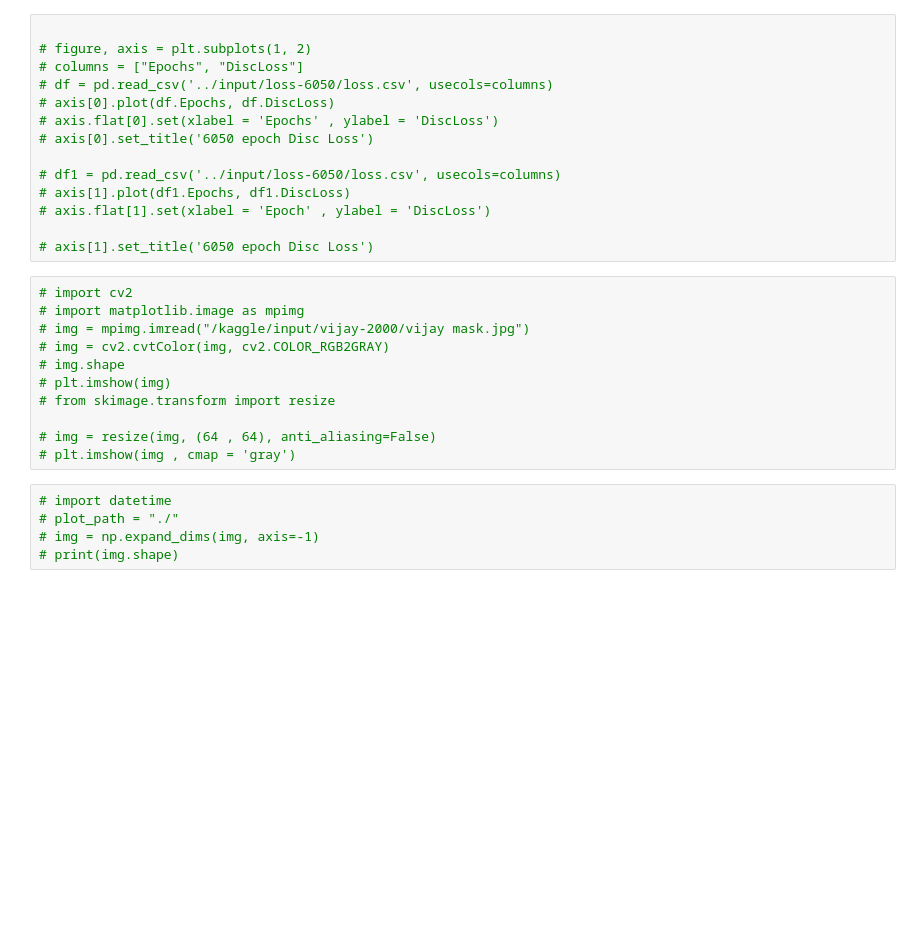
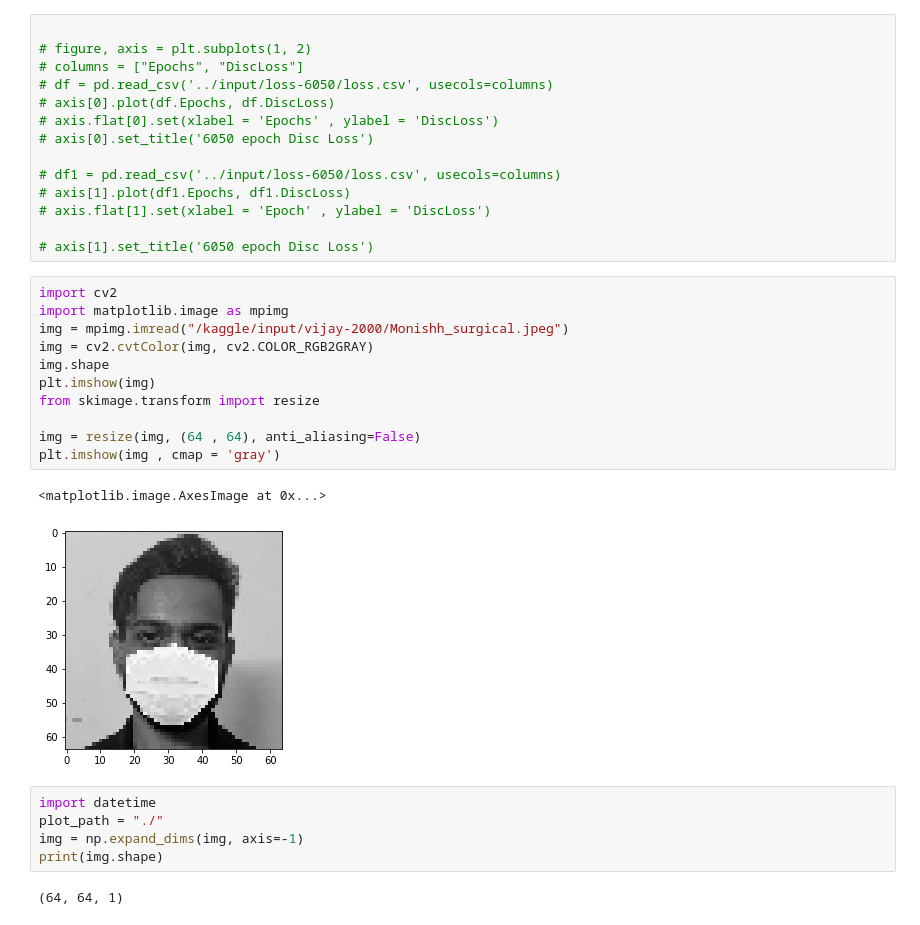
Before and after one commit to vijayakashtharu/Final-year-project, a Jupyter notebook: face-completion-and-super-resolution-of-occluded_with_celebA-i.ipynb, the cells around one changed output. Saved outputs shown, nothing was run; the diff lists cells and outputs as text; blank space fills up the shorter version.

```diff
--- a/face-completion-and-super-resolution-of-occluded_with_celebA-i.ipynb
+++ b/face-completion-and-super-resolution-of-occluded_with_celebA-i.ipynb
@@ -572,19 +612,24 @@ with open(filename, 'w', newline='') as csvfile:
 
 # axis[1].set_title('6050 epoch Disc Loss')
 # %%
-# import cv2
-# import matplotlib.image as mpimg
-# img = mpimg.imread("/kaggle/input/vijay-2000/vijay mask.jpg")
-# img = cv2.cvtColor(img, cv2.COLOR_RGB2GRAY)
-# img.shape
-# plt.imshow(img)
-# from skimage.transform import resize
+import cv2
+import matplotlib.image as mpimg
+img = mpimg.imread("/kaggle/input/vijay-2000/Monishh_surgical.jpeg")
+img = cv2.cvtColor(img, cv2.COLOR_RGB2GRAY)
+img.shape
+plt.imshow(img)
+from skimage.transform import resize
 
-# img = resize(img, (64 , 64), anti_aliasing=False)
-# plt.imshow(img , cmap = 'gray')
+img = resize(img, (64 , 64), anti_aliasing=False)
+plt.imshow(img , cmap = 'gray')
+# %% [output]
+<matplotlib.image.AxesImage at 0x...>
+[figure, added]
 # %%
-# import datetime
-# plot_path = "./"
-# img = np.expand_dims(img, axis=-1)
-# print(img.shape)
+import datetime
+plot_path = "./"
+img = np.expand_dims(img, axis=-1)
+print(img.shape)
+# %% [output]
+(64, 64, 1)
 # %%
```
Also changed, not shown: parts of 12 cells of this notebook.
